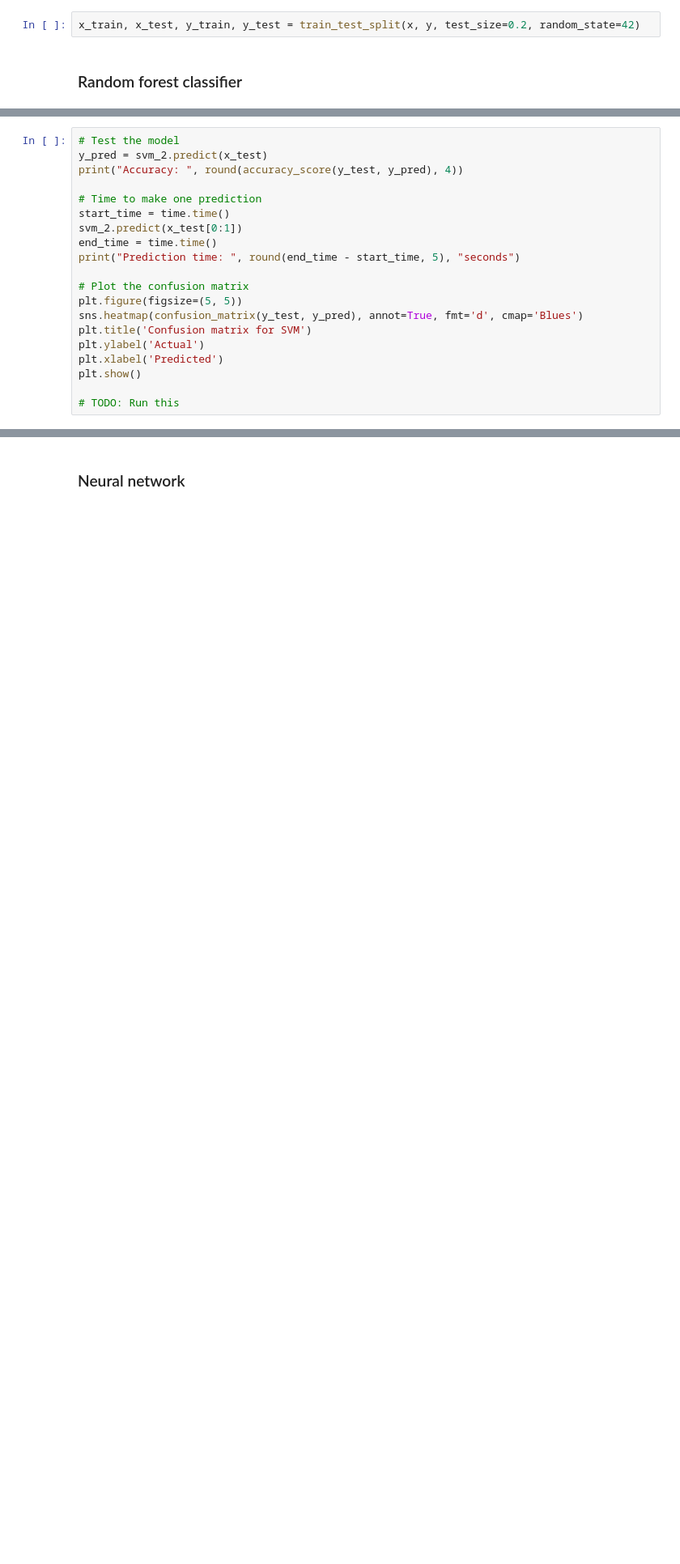
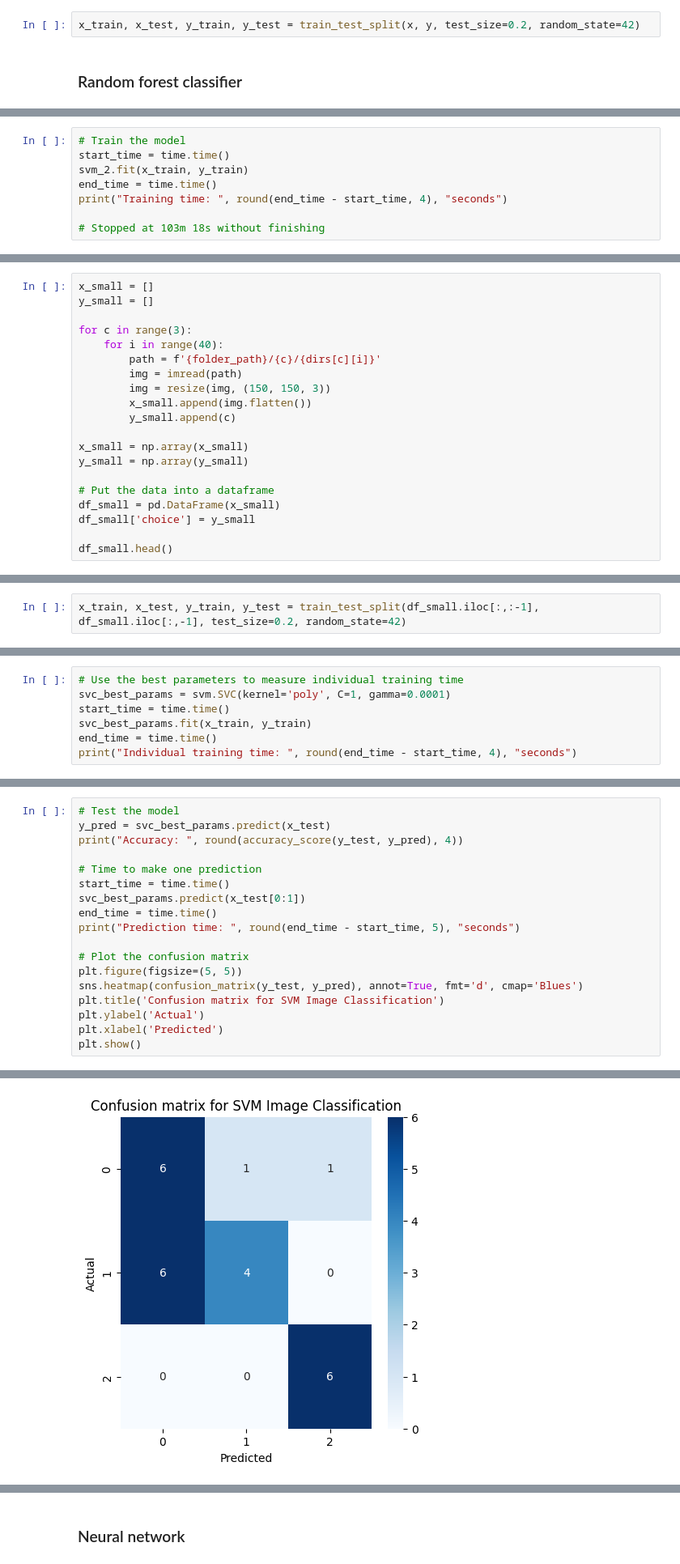
Before and after one commit to randmon/ucll_ti_data_and_ai_group_assignments, a Jupyter notebook: Assignment 4/comparing_dl_vs_non_dl/comparing_dl_vs_non_dl.ipynb, the cells around one changed output, grey strips where cells are left out. Shown at 81% size. Drawn from its saved outputs; the diff is of its cells as text; blank space fills up the shorter version.

```diff
--- a/Assignment 4/comparing_dl_vs_non_dl/comparing_dl_vs_non_dl.ipynb
+++ b/Assignment 4/comparing_dl_vs_non_dl/comparing_dl_vs_non_dl.ipynb
@@ -394,2 +401,10 @@ svc_estimator = svm.SVC(probability=True)
 param_grid = {'C':[0.1,1,10,100],'gamma':[0.0001,0.001,0.1,1],'kernel':['rbf','poly']}
 svm_2 = GridSearchCV(svc_estimator, param_grid)
+# %%
+# Train the model
+start_time = time.time()
+svm_2.fit(x_train, y_train)
+end_time = time.time()
+print("Training time: ", round(end_time - start_time, 4), "seconds")
+
+# Stopped at 103m 18s without finishing
@@ -395,0 +413,20 @@ svm_2 = GridSearchCV(svc_estimator, param_grid)
+# %%
+x_small = []
+y_small = []
+
+for c in range(3):
+    for i in range(40):
+        path = f'{folder_path}/{c}/{dirs[c][i]}'
+        img = imread(path)
+        img = resize(img, (150, 150, 3))
+        x_small.append(img.flatten())
+        y_small.append(c)
+
+x_small = np.array(x_small)
+y_small = np.array(y_small)
+
+# Put the data into a dataframe
+df_small = pd.DataFrame(x_small)
+df_small['choice'] = y_small
+
+df_small.head()
@@ -396,3 +441,5 @@ svm_2 = GridSearchCV(svc_estimator, param_grid)
+# %%
+x_train, x_test, y_train, y_test = train_test_split(df_small.iloc[:,:-1], df_small.iloc[:,-1], test_size=0.2, random_state=42)
 # %%
 # Train the model
 start_time = time.time()
@@ -404,0 +456,7 @@ print(svm_2.best_params_)
+# %%
+# Use the best parameters to measure individual training time
+svc_best_params = svm.SVC(kernel='poly', C=1, gamma=0.0001)
+start_time = time.time()
+svc_best_params.fit(x_train, y_train)
+end_time = time.time()
+print("Individual training time: ", round(end_time - start_time, 4), "seconds")
@@ -405,20 +465,19 @@ print(svm_2.best_params_)
 # %%
 # Test the model
-y_pred = svm_2.predict(x_test)
+y_pred = svc_best_params.predict(x_test)
 print("Accuracy: ", round(accuracy_score(y_test, y_pred), 4))
 
 # Time to make one prediction
 start_time = time.time()
-svm_2.predict(x_test[0:1])
+svc_best_params.predict(x_test[0:1])
 end_time = time.time()
 print("Prediction time: ", round(end_time - start_time, 5), "seconds")
 
 # Plot the confusion matrix
 plt.figure(figsize=(5, 5))
 sns.heatmap(confusion_matrix(y_test, y_pred), annot=True, fmt='d', cmap='Blues')
-plt.title('Confusion matrix for SVM')
+plt.title('Confusion matrix for SVM Image Classification')
 plt.ylabel('Actual')
 plt.xlabel('Predicted')
 plt.show()
-
-# TODO: Run this
+# %% [output]
@@ -424,0 +486 @@ plt.show()
+[figure, added]
```
Also changed, not shown: parts of 56 cells of this notebook.
